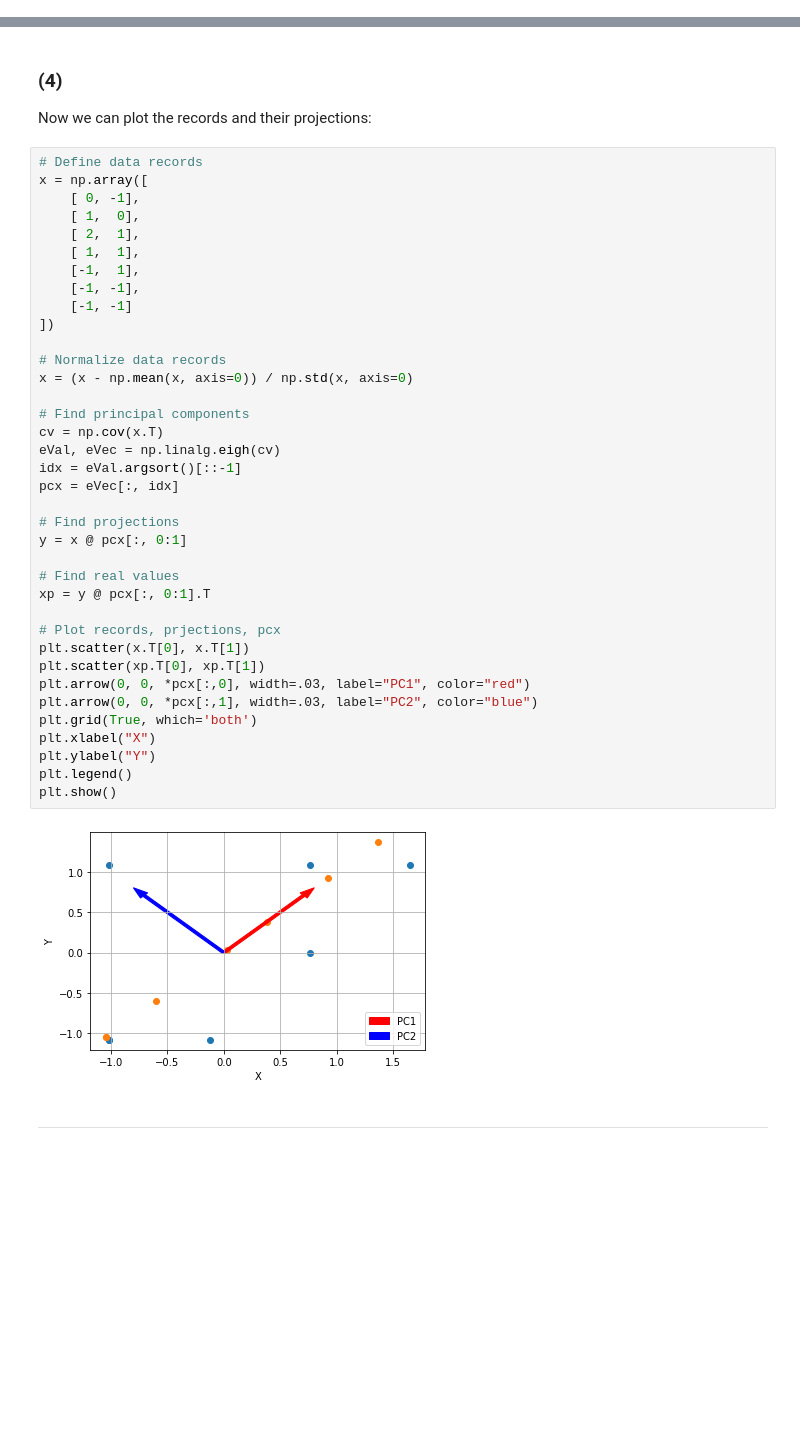
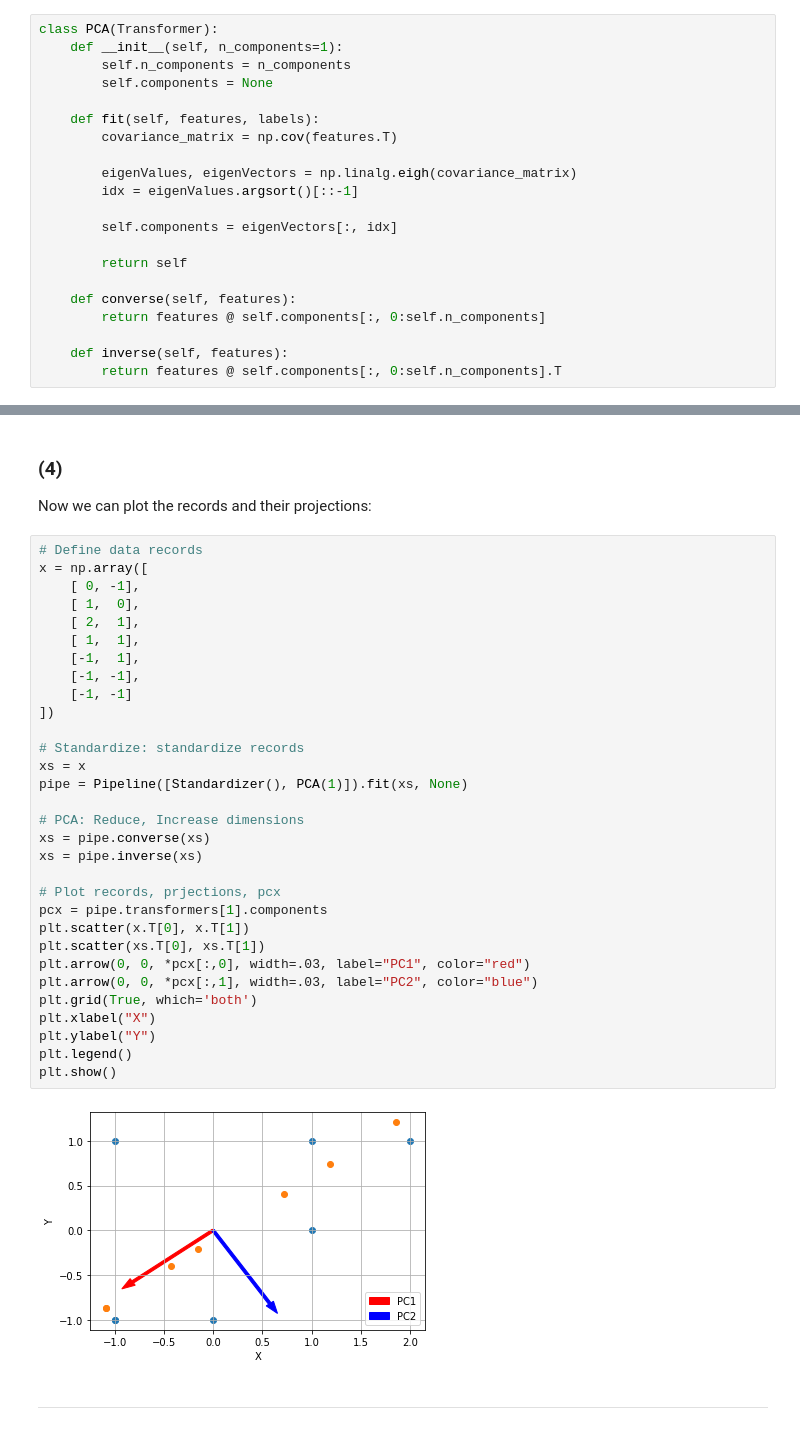
Before and after one commit to ckoliber/mlexercises, a Jupyter notebook: src/exercise4.ipynb, the cells around one changed output, grey strips where cells are left out. Saved outputs shown, nothing was run; the diff lists cells and outputs as text; blank space fills up the shorter version.

```diff
--- a/src/exercise4.ipynb
+++ b/src/exercise4.ipynb
@@ -134,0 +193,21 @@ def polynomial_coefficients(terms, degree, index):
+# %%
+class PCA(Transformer):
+    def __init__(self, n_components=1):
+        self.n_components = n_components
+        self.components = None
+
+    def fit(self, features, labels):
+        covariance_matrix = np.cov(features.T)
+
+        eigenValues, eigenVectors = np.linalg.eigh(covariance_matrix)
+        idx = eigenValues.argsort()[::-1]
+
+        self.components = eigenVectors[:, idx]
+
+        return self
+
+    def converse(self, features):
+        return features @ self.components[:, 0:self.n_components]
+
+    def inverse(self, features):
+        return features @ self.components[:, 0:self.n_components].T
@@ -251,42 +427,36 @@ Now we can plot the records and their projections:
 # %%
 # Define data records
 x = np.array([
     [ 0, -1],
     [ 1,  0],
     [ 2,  1],
     [ 1,  1],
     [-1,  1],
     [-1, -1],
     [-1, -1]
 ])
 
-# Normalize data records
-x = (x - np.mean(x, axis=0)) / np.std(x, axis=0)
+# Standardize: standardize records
+xs = x
+pipe = Pipeline([Standardizer(), PCA(1)]).fit(xs, None)
 
-# Find principal components
-cv = np.cov(x.T)
-eVal, eVec = np.linalg.eigh(cv)
-idx = eVal.argsort()[::-1]
-pcx = eVec[:, idx]
-
-# Find projections
-y = x @ pcx[:, 0:1]
-
-# Find real values
-xp = y @ pcx[:, 0:1].T
+# PCA: Reduce, Increase dimensions
+xs = pipe.converse(xs)
+xs = pipe.inverse(xs)
 
 # Plot records, prjections, pcx
+pcx = pipe.transformers[1].components
 plt.scatter(x.T[0], x.T[1])
-plt.scatter(xp.T[0], xp.T[1])
+plt.scatter(xs.T[0], xs.T[1])
 plt.arrow(0, 0, *pcx[:,0], width=.03, label="PC1", color="red")
 plt.arrow(0, 0, *pcx[:,1], width=.03, label="PC2", color="blue")
 plt.grid(True, which='both')
 plt.xlabel("X")
 plt.ylabel("Y")
 plt.legend()
 plt.show()
 # %% [output]
-[figure, old version]
+[figure, new version]
 # %% [markdown]
 ---
 # %% [markdown]
```
Also changed, not shown: parts of 34 cells of this notebook.
